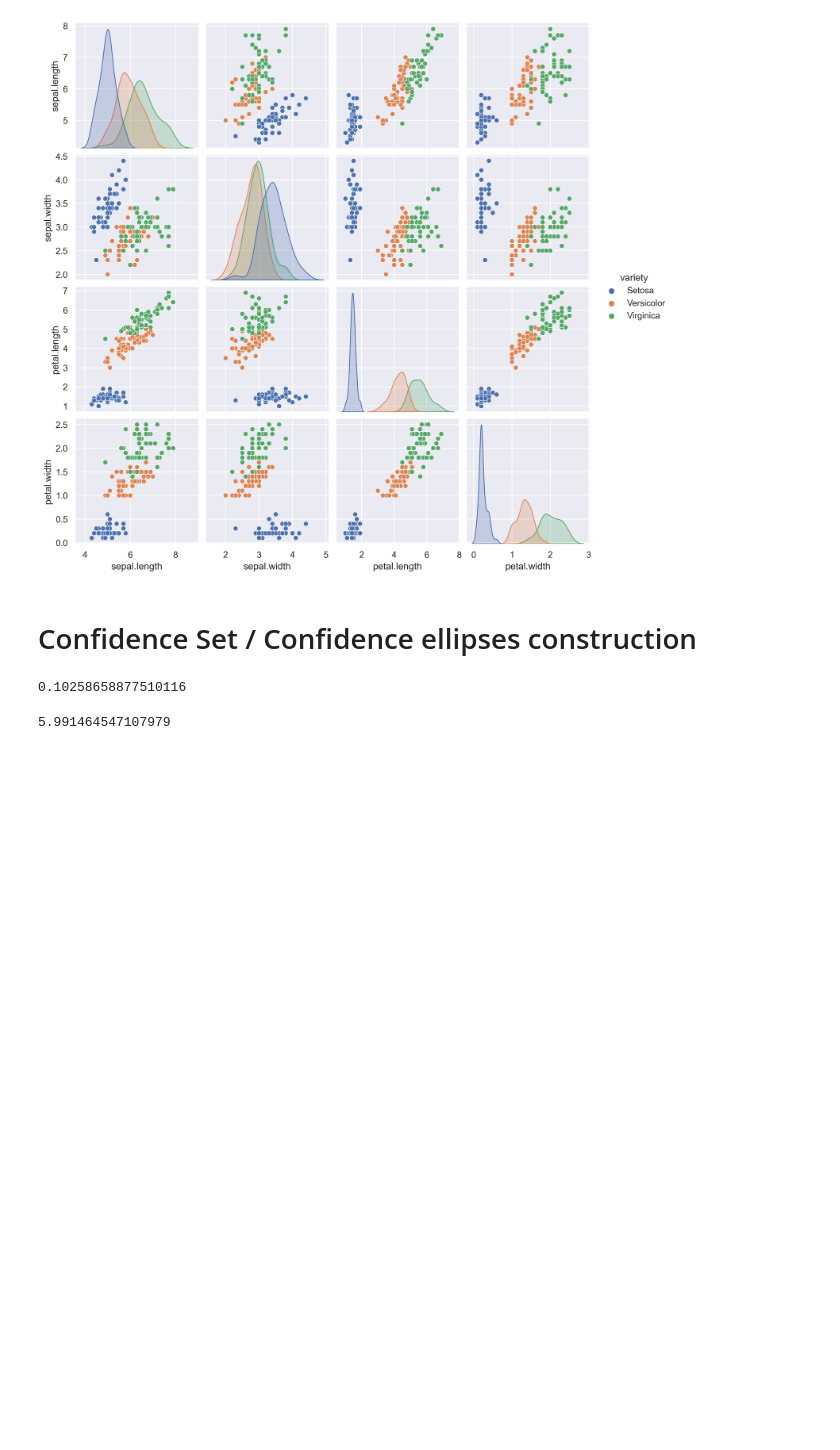
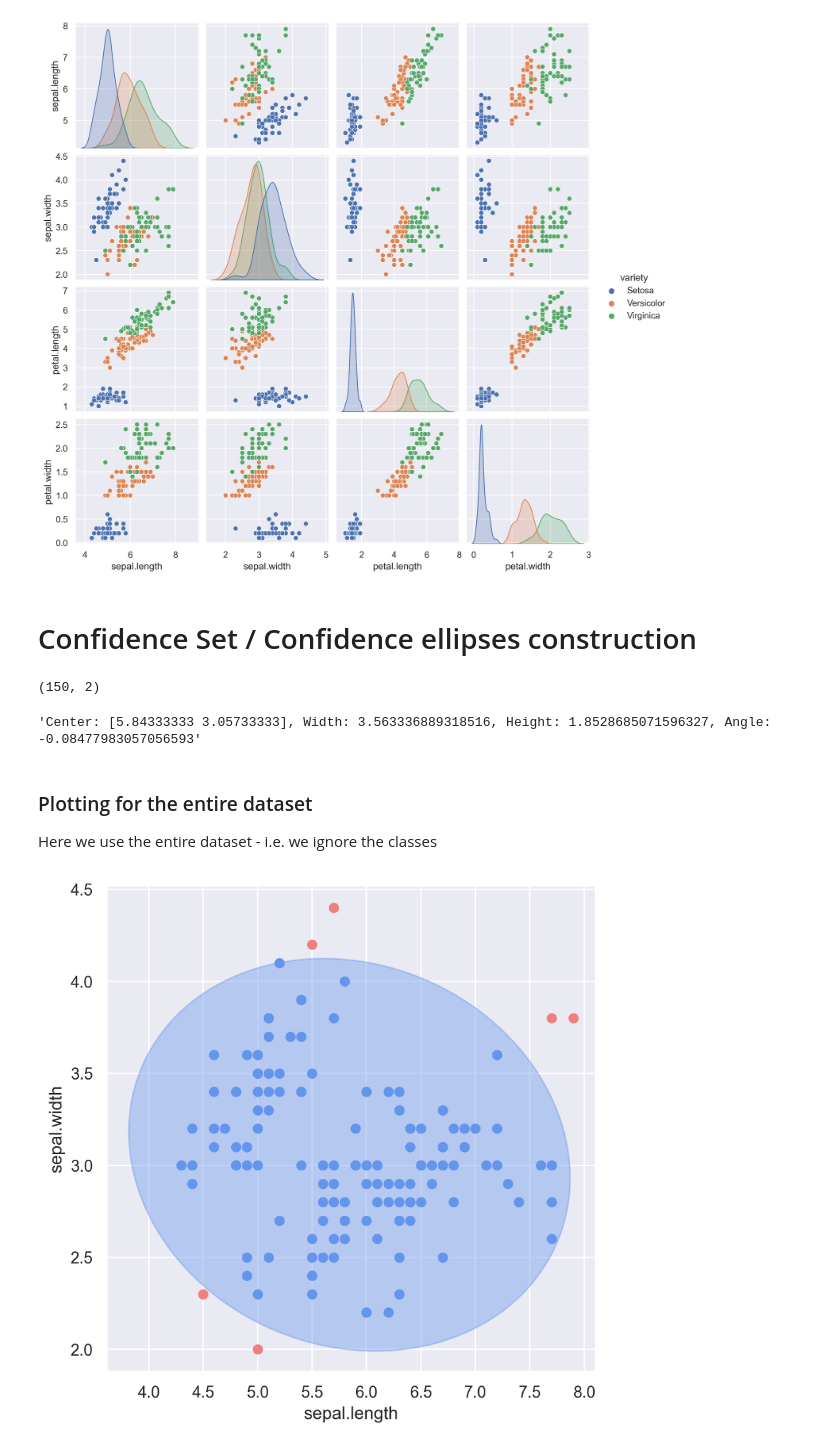
Before and after one commit to honzikv/multidimstats, a Jupyter notebook: cv02/main.ipynb, the cells around one changed output. Drawn from its saved outputs; the diff is of its cells as text; code cells hidden in the pictures; blank space fills up the shorter version.

Commit message:
plotting works

```diff
--- a/cv02/main.ipynb
+++ b/cv02/main.ipynb
@@ -91,11 +89,61 @@ def get_confidence_ellipse_params(x, confidence=.95):
 
     return x_mean, width, height, angle
+# %%
+feature_dims = ['sepal.length', 'sepal.width']
+x = df[feature_dims].to_numpy()
+x.shape
+# %% [output]
+(150, 2)
+# %%
+from matplotlib import patches
+
+x_mean, width, height, angle = get_confidence_ellipse_params(x, confidence=.95)
+
+f'Center: {x_mean}, Width: {width}, Height: {height}, Angle: {angle}'
+# %% [output]
+'Center: [5.84333333 3.05733333], Width: 3.563336889318516, Height: 1.8528685071596327, Angle: -0.08477983057056593'
+# %%
+import matplotlib.pyplot as plt
+import math
+
+def plot_confidence_ellipse(x, confidence, fig, ellipse_color, points_in_color, points_out_color):
+    x_mean, width, height, angle = get_confidence_ellipse_params(x, confidence=confidence)
+
+    ax = fig.gca()
+
+    cos_angle, sin_angle = np.cos(np.pi - angle), np.sin(np.pi - angle)
+    x_center = x - x_mean
+    x_center = np.stack([x_center[:, 0] * cos_angle - x_center[:, 1] * sin_angle,
+                     x_center[:, 0] * sin_angle + x_center[:, 1] * cos_angle], axis=1)
+
+    radius = (x_center[:, 0] ** 2 / (.5 * width) ** 2) + (x_center[:, 1] ** 2 / (.5 * height) ** 2)
+
+    points_in, points_out = x[np.where(radius <= 1)], x[np.where(radius > 1)]
+
+    ax.add_patch(patches.Ellipse(x_mean, width, height, angle=math.degrees(angle),
+                                 fill=True, color=ellipse_color))
+    ax.scatter(points_in[:, 0], points_in[:, 1], color=points_in_color)
+    ax.scatter(points_out[:, 0], points_out[:, 1], color=points_out_color, label='outlier')
+# %% [markdown]
+### Plotting for the entire dataset
+
+Here we use the entire dataset - i.e. we ignore the classes
+# %%
+from matplotlib import colors
+
+def plot_dataset(dims, color_in='cornflowerblue', color_out='lightcoral'):
+    # Create new figure
+    fig = plt.figure(figsize=(6, 6))
+    ellipse_color = colors.to_rgba(color_in, alpha=.4)
+
+    plt.xlabel(dims[0])
+    plt.ylabel(dims[1])
+    x = df[dims].to_numpy()
+    plot_confidence_ellipse(x, confidence=.95, fig=fig, ellipse_color=ellipse_color,
+                            points_in_color=color_in, points_out_color=color_out)
+
+    return fig
 # %%
-x = df[['sepal.length', 'sepal.width']].values
-x
+fig = plot_dataset(['sepal.length', 'sepal.width'])
 # %% [output]
-0.10258658877510116
+[figure, added]
-# %%
-chi2.ppf(.95, df=2)
-# %% [output]
-5.991464547107979
```
Also changed, not shown: parts of 4 cells of this notebook, 1 other file.
